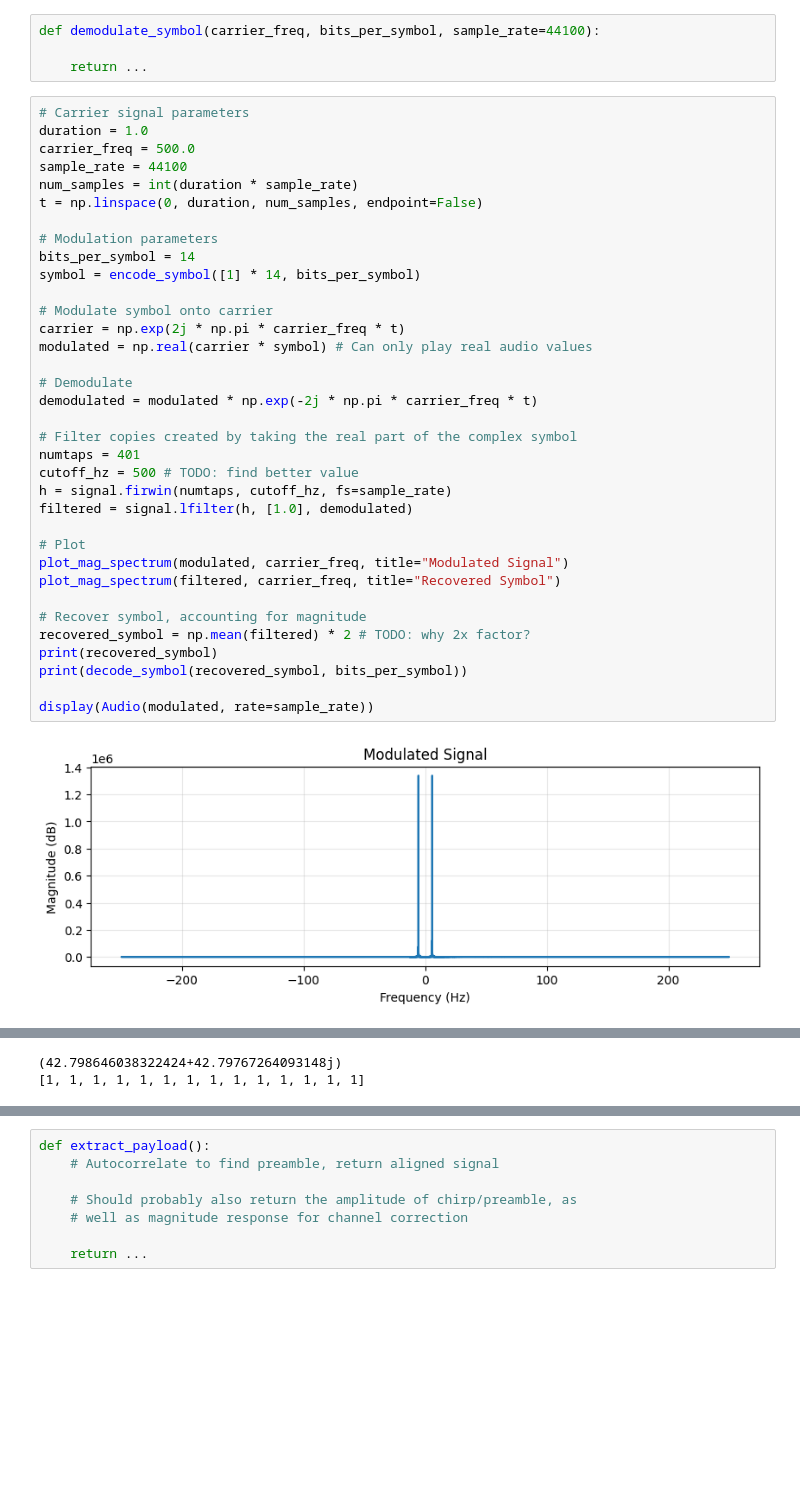
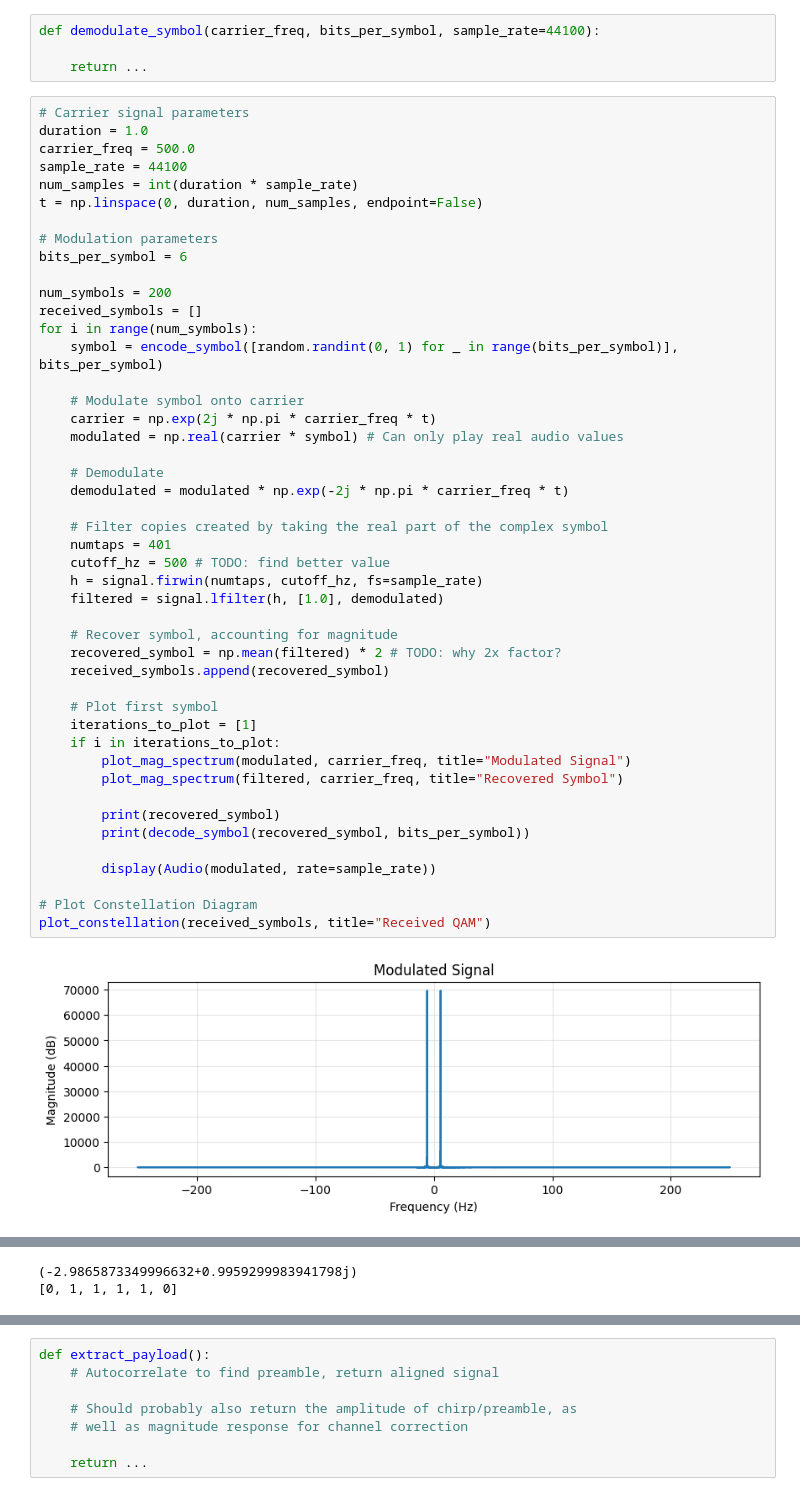
Before and after one commit to ncarpenedo26/acoustic-modem, a Jupyter notebook: modem.ipynb, the cells around one changed output, grey strips where cells are left out. Saved outputs shown, nothing was run; the diff lists cells and outputs as text; blank space fills up the shorter version.

Commit message:
Add constellation plotting

```diff
--- a/modem.ipynb
+++ b/modem.ipynb
@@ -158,37 +184,48 @@ def demodulate_symbol(carrier_freq, bits_per_symbol, sample_rate=44100):
 # %%
 # Carrier signal parameters
 duration = 1.0
 carrier_freq = 500.0
 sample_rate = 44100
 num_samples = int(duration * sample_rate)
 t = np.linspace(0, duration, num_samples, endpoint=False)
 
 # Modulation parameters
-bits_per_symbol = 14
-symbol = encode_symbol([1] * 14, bits_per_symbol)
+bits_per_symbol = 6
 
-# Modulate symbol onto carrier
-carrier = np.exp(2j * np.pi * carrier_freq * t)
-modulated = np.real(carrier * symbol) # Can only play real audio values
+num_symbols = 200
+received_symbols = []
+for i in range(num_symbols):
+    symbol = encode_symbol([random.randint(0, 1) for _ in range(bits_per_symbol)], bits_per_symbol)
 
-# Demodulate
-demodulated = modulated * np.exp(-2j * np.pi * carrier_freq * t)
+    # Modulate symbol onto carrier
+    carrier = np.exp(2j * np.pi * carrier_freq * t)
+    modulated = np.real(carrier * symbol) # Can only play real audio values
 
-# Filter copies created by taking the real part of the complex symbol
-numtaps = 401
-cutoff_hz = 500 # TODO: find better value
-h = signal.firwin(numtaps, cutoff_hz, fs=sample_rate)
-filtered = signal.lfilter(h, [1.0], demodulated)
+    # Demodulate
+    demodulated = modulated * np.exp(-2j * np.pi * carrier_freq * t)
 
-# Plot
-plot_mag_spectrum(modulated, carrier_freq, title="Modulated Signal")
-plot_mag_spectrum(filtered, carrier_freq, title="Recovered Symbol")
+    # Filter copies created by taking the real part of the complex symbol
+    numtaps = 401
+    cutoff_hz = 500 # TODO: find better value
+    h = signal.firwin(numtaps, cutoff_hz, fs=sample_rate)
+    filtered = signal.lfilter(h, [1.0], demodulated)
 
-# Recover symbol, accounting for magnitude
-recovered_symbol = np.mean(filtered) * 2 # TODO: why 2x factor?
-print(recovered_symbol)
-print(decode_symbol(recovered_symbol, bits_per_symbol))
+    # Recover symbol, accounting for magnitude
+    recovered_symbol = np.mean(filtered) * 2 # TODO: why 2x factor?
+    received_symbols.append(recovered_symbol)
 
-display(Audio(modulated, rate=sample_rate))
+    # Plot first symbol
+    iterations_to_plot = [1]
+    if i in iterations_to_plot:
+        plot_mag_spectrum(modulated, carrier_freq, title="Modulated Signal")
+        plot_mag_spectrum(filtered, carrier_freq, title="Recovered Symbol")
+
+        print(recovered_symbol)
+        print(decode_symbol(recovered_symbol, bits_per_symbol))
+
+        display(Audio(modulated, rate=sample_rate))
+
+# Plot Constellation Diagram
+plot_constellation(received_symbols, title="Received QAM")
 # %% [output]
-[figure, old version]
+[figure, new version]
@@ -196,3 +233,3 @@ display(Audio(modulated, rate=sample_rate))
-(42.798646038322424+42.79767264093148j)
-[1, 1, 1, 1, 1, 1, 1, 1, 1, 1, 1, 1, 1, 1]
+(-2.9865873349996632+0.9959299983941798j)
+[0, 1, 1, 1, 1, 0]
 [interactive output not drawn]
```
Also changed, not shown: parts of 3 cells of this notebook.
